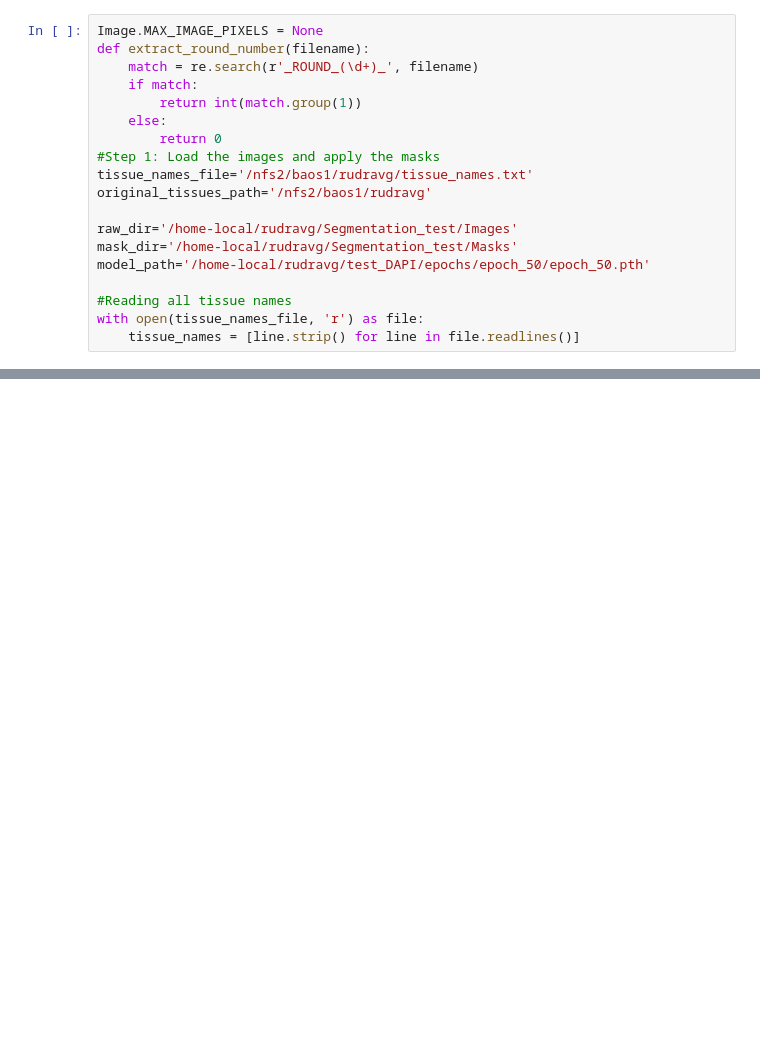
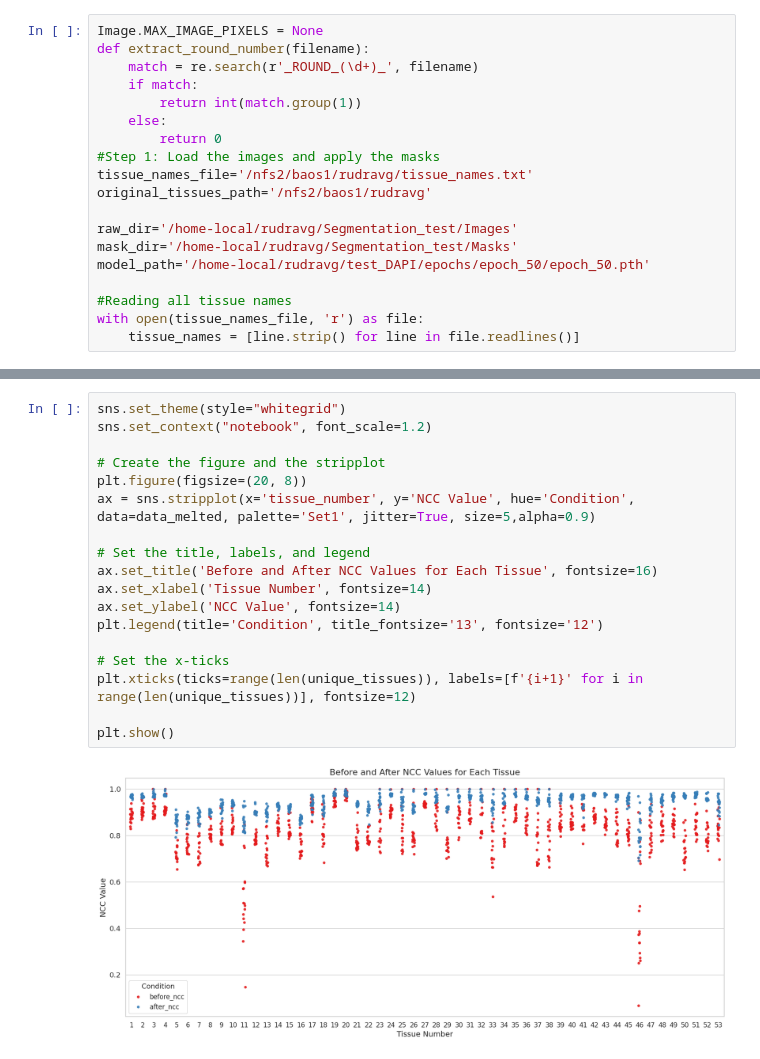
Before and after one commit to MASILab/DAPI_RegNet, a Jupyter notebook: vxl_morph/voxelmorph-dev/all_reg_metrics.ipynb, the cells around one changed output, grey strips where cells are left out. Saved outputs shown, nothing was run; the diff lists cells and outputs as text; blank space fills up the shorter version.

```diff
--- a/vxl_morph/voxelmorph-dev/all_reg_metrics.ipynb
+++ b/vxl_morph/voxelmorph-dev/all_reg_metrics.ipynb
@@ -69,0 +118,20 @@ with open('/nfs2/forGaurav/yesbackup/DAPI_reg/final_metricsoutput.csv', 'w', new
+# %%
+sns.set_theme(style="whitegrid")
+sns.set_context("notebook", font_scale=1.2)
+
+# Create the figure and the stripplot
+plt.figure(figsize=(20, 8))
+ax = sns.stripplot(x='tissue_number', y='NCC Value', hue='Condition', data=data_melted, palette='Set1', jitter=True, size=5,alpha=0.9)
+
+# Set the title, labels, and legend
+ax.set_title('Before and After NCC Values for Each Tissue', fontsize=16)
+ax.set_xlabel('Tissue Number', fontsize=14)
+ax.set_ylabel('NCC Value', fontsize=14)
+plt.legend(title='Condition', title_fontsize='13', fontsize='12')
+
+# Set the x-ticks
+plt.xticks(ticks=range(len(unique_tissues)), labels=[f'{i+1}' for i in range(len(unique_tissues))], fontsize=12)
+
+plt.show()
+# %% [output]
+[figure, added]
```
Also changed, not shown: parts of 7 cells of this notebook.
